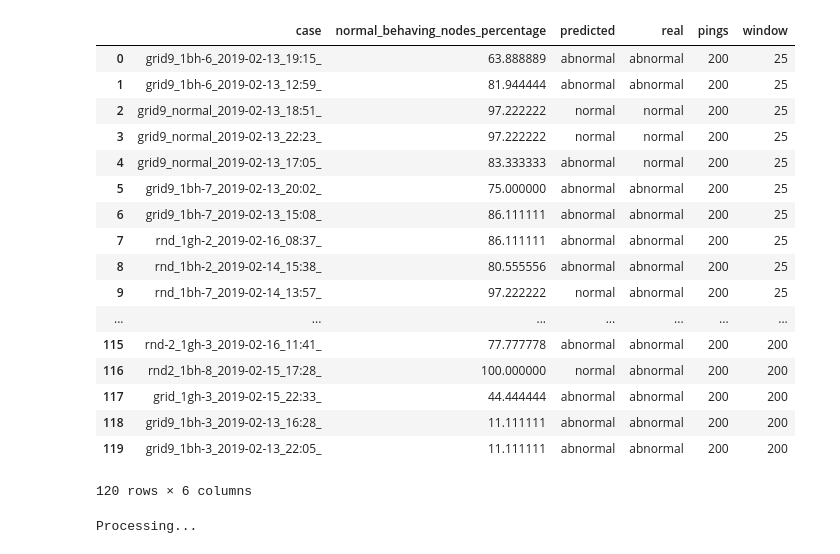
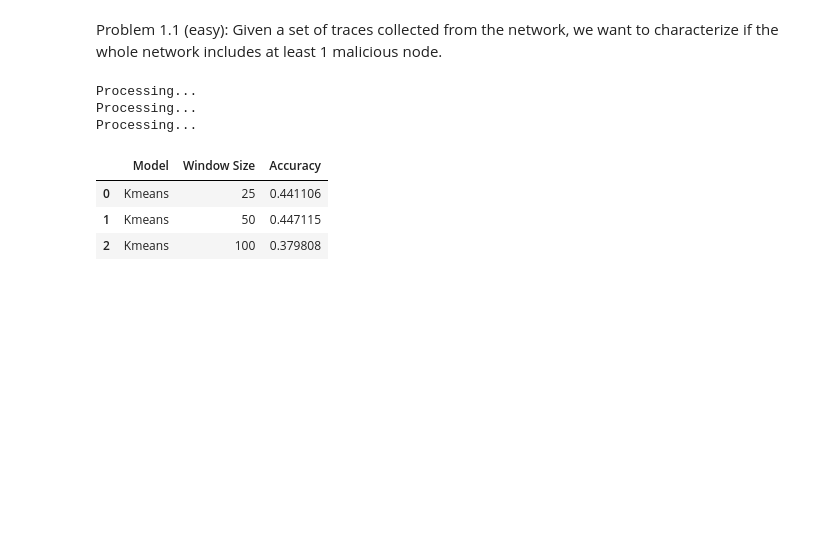
Before and after one commit to ichatz/iot-netprofiler, a Jupyter notebook: results/Results.ipynb, the cells around one changed output. Saved outputs shown, nothing was run; the diff lists cells and outputs as text; code cells hidden in the pictures; blank space fills up the shorter version.

```diff
--- a/results/Results.ipynb
+++ b/results/Results.ipynb
@@ -74,27 +45,0 @@ df.drop([df.columns[0]],axis=1)
-# %%
-directory="../cooja3-9nodes"
-df=pd.read_csv(directory+"/results_total.csv", sep='\t', encoding='utf-8')
-
-
-
-df=df.drop([df.columns[0]],axis=1)
-df
-# %% [output]
-|  | case | normal_behaving_nodes_percentage | predicted | real | pings | window |
-| 0 | grid9_1bh-6_2019-02-13_19:15_ | 63.888889 | abnormal | abnormal | 200 | 25 |
-| 1 | grid9_1bh-6_2019-02-13_12:59_ | 81.944444 | abnormal | abnormal | 200 | 25 |
-| 2 | grid9_normal_2019-02-13_18:51_ | 97.222222 | normal | normal | 200 | 25 |
-| 3 | grid9_normal_2019-02-13_22:23_ | 97.222222 | normal | normal | 200 | 25 |
-| 4 | grid9_normal_2019-02-13_17:05_ | 83.333333 | abnormal | normal | 200 | 25 |
-| 5 | grid9_1bh-7_2019-02-13_20:02_ | 75.000000 | abnormal | abnormal | 200 | 25 |
-| 6 | grid9_1bh-7_2019-02-13_15:08_ | 86.111111 | abnormal | abnormal | 200 | 25 |
-| 7 | rnd_1gh-2_2019-02-16_08:37_ | 86.111111 | abnormal | abnormal | 200 | 25 |
-| 8 | rnd_1bh-2_2019-02-14_15:38_ | 80.555556 | abnormal | abnormal | 200 | 25 |
-| 9 | rnd_1bh-7_2019-02-14_13:57_ | 97.222222 | normal | abnormal | 200 | 25 |
-| ... | ... | ... | ... | ... | ... | ... |
-| 115 | rnd-2_1gh-3_2019-02-16_11:41_ | 77.777778 | abnormal | abnormal | 200 | 200 |
-| 116 | rnd2_1bh-8_2019-02-15_17:28_ | 100.000000 | normal | abnormal | 200 | 200 |
-| 117 | grid_1gh-3_2019-02-15_22:33_ | 44.444444 | abnormal | abnormal | 200 | 200 |
-| 118 | grid9_1bh-3_2019-02-13_16:28_ | 11.111111 | abnormal | abnormal | 200 | 200 |
-| 119 | grid9_1bh-3_2019-02-13_22:05_ | 11.111111 | abnormal | abnormal | 200 | 200 |
-120 rows × 6 columns
@@ -293,23 +45,0 @@ def analyze_network(directory,df,pings,window):
-# %%
-directory="../cooja3-16nodes/"
-df=pd.read_csv(directory+"/traces/traces.csv", sep=',', encoding='utf-8')
-#df=get_traces_csv(directory)
-
-
-#print(df)
-
-results_total=pd.DataFrame()
-
-
-
-results_kmeans_network,results_kmeans_node=analyze_network(directory,df,100,100)
-results_total=results_total.append(results_kmeans_network,ignore_index = True)
-
-
-
-results_total=results_total.sort_values('case')
-
-
-#results_total.to_csv(directory+"results_total.csv", sep='\t', encoding='utf-8')
-# %% [output]
-Processing...
@@ -316,3 +77,32 @@ Processing...
+# %% [markdown]
+Problem 1.1 (easy): Given a set of traces collected from the network, we want to characterize if the whole network includes at least 1 malicious node.
+# %%
+directory="../cooja3-16nodes/"
+features_to_drop=[
+        "label",
+         "mean",
+         "var",
+         "std",
+        # "packet loss",
+         "outliers",
+         "hop",
+        "count",
+        "node",
+        "window",
+        # "type"
+    ]
+results_total, accuracy, results_total_nodes=create_results(directory,features_to_drop)
+# %% [output]
+Processing...
+Processing...
+Processing...
+# %%
+accuracy
+# %% [output]
+|  | Model | Window Size | Accuracy |
+| 0 | Kmeans | 25 | 0.441106 |
+| 1 | Kmeans | 50 | 0.447115 |
+| 2 | Kmeans | 100 | 0.379808 |
 # %%
 results_total
 # %% [output]
```
Also changed, not shown: parts of 14 cells of this notebook, 13 other files.
